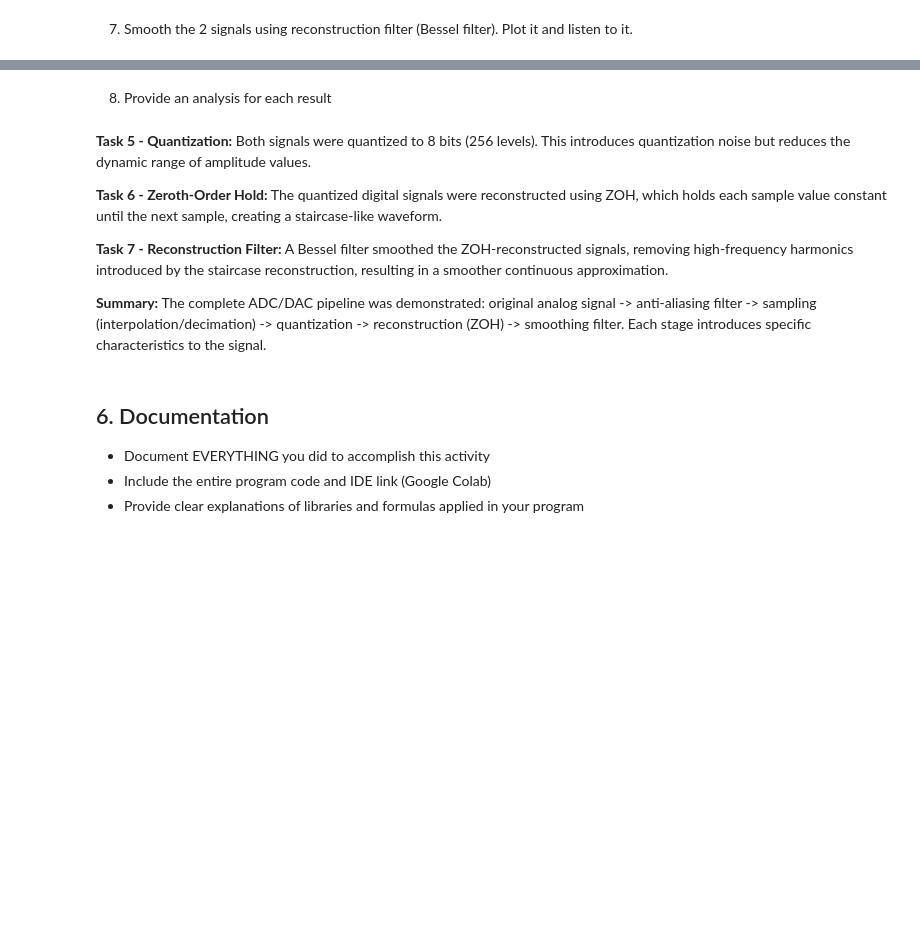
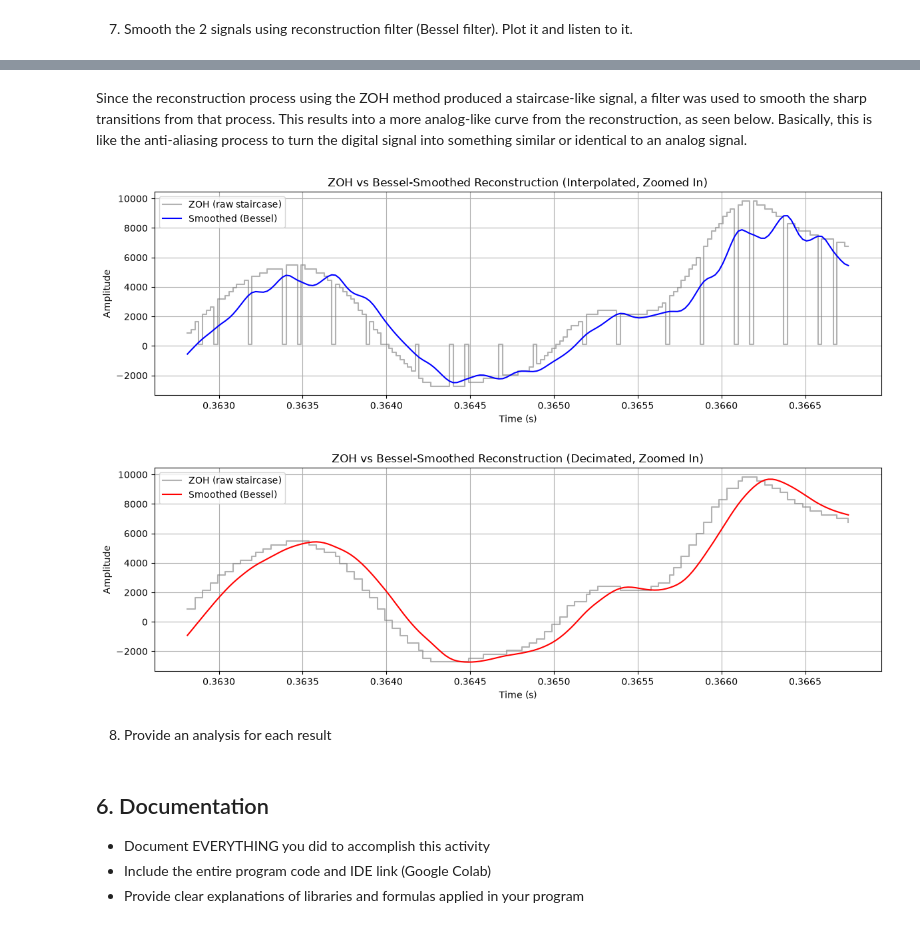
Before and after one commit to leon-pscl/CPE027-pscl, a Jupyter notebook: HOA4/Pascual_HOA4_CPE027_CPE41S2.ipynb, the cells around one changed output, grey strips where cells are left out. Drawn from its saved outputs; the diff is of its cells as text; code cells hidden in the pictures; blank space fills up the shorter version.

```diff
--- a/HOA4/Pascual_HOA4_CPE027_CPE41S2.ipynb
+++ b/HOA4/Pascual_HOA4_CPE027_CPE41S2.ipynb
@@ -418,16 +442,49 @@ Bessel Reconstruction Filter Parameters:
   Cutoff Frequency: 4000 Hz
   Filter Order: 4
   Normalized Cutoff (Wn): 0.1814
+# %% [markdown]
+Since the reconstruction process using the ZOH method produced a staircase-like signal, a filter was used to smooth the sharp transitions from that process. This results into a more analog-like curve from the reconstruction, as seen below. Basically, this is like the anti-aliasing process to turn the digital signal into something similar or identical to an analog signal.
+# %%
+# Zoom in to compare raw ZOH staircase vs Bessel-smoothed signal
+start_sample = 16000
+zoom_samples = 175
+
+# --- Interpolated: ZOH vs Smoothed ---
+plt.figure(figsize=(12, 4))
+plt.step(time_zoh_interp[start_sample:start_sample+zoom_samples],
+         reconstructed_interp[start_sample:start_sample+zoom_samples],
+         where='post', color='gray', alpha=0.6, label='ZOH (raw staircase)')
+plt.plot(time_zoh_interp[start_sample:start_sample+zoom_samples],
+         smoothed_interp[start_sample:start_sample+zoom_samples],
+         'b-', linewidth=1.5, label='Smoothed (Bessel)')
+plt.title('ZOH vs Bessel-Smoothed Reconstruction (Interpolated, Zoomed In)')
+plt.xlabel('Time (s)')
+plt.ylabel('Amplitude')
+plt.legend()
+plt.grid(True)
+plt.tight_layout()
+plt.show()
+
+# --- Decimated: ZOH vs Smoothed ---
+plt.figure(figsize=(12, 4))
+plt.step(time_zoh_decim[start_sample:start_sample+zoom_samples],
+         reconstructed_decim[start_sample:start_sample+zoom_samples],
+         where='post', color='gray', alpha=0.6, label='ZOH (raw staircase)')
+plt.plot(time_zoh_decim[start_sample:start_sample+zoom_samples],
+         smoothed_decim[start_sample:start_sample+zoom_samples],
+         'r-', linewidth=1.5, label='Smoothed (Bessel)')
+plt.title('ZOH vs Bessel-Smoothed Reconstruction (Decimated, Zoomed In)')
+plt.xlabel('Time (s)')
+plt.ylabel('Amplitude')
+plt.legend()
+plt.grid(True)
+plt.tight_layout()
+plt.show()
+# %% [output]
+[figure, added]
+[figure, added]
 # %% [markdown]
 8. Provide an analysis for each result
-# %% [markdown]
-**Task 5 - Quantization:** Both signals were quantized to 8 bits (256 levels). This introduces quantization noise but reduces the dynamic range of amplitude values.
-
-**Task 6 - Zeroth-Order Hold:** The quantized digital signals were reconstructed using ZOH, which holds each sample value constant until the next sample, creating a staircase-like waveform.
-
-**Task 7 - Reconstruction Filter:** A Bessel filter smoothed the ZOH-reconstructed signals, removing high-frequency harmonics introduced by the staircase reconstruction, resulting in a smoother continuous approximation.
-
-**Summary:** The complete ADC/DAC pipeline was demonstrated: original analog signal -> anti-aliasing filter -> sampling (interpolation/decimation) -> quantization -> reconstruction (ZOH) -> smoothing filter. Each stage introduces specific characteristics to the signal.
 # %% [markdown]
 ## 6. Documentation
 * Document EVERYTHING you did to accomplish this activity
```
Also changed, not shown: parts of 10 cells of this notebook.
